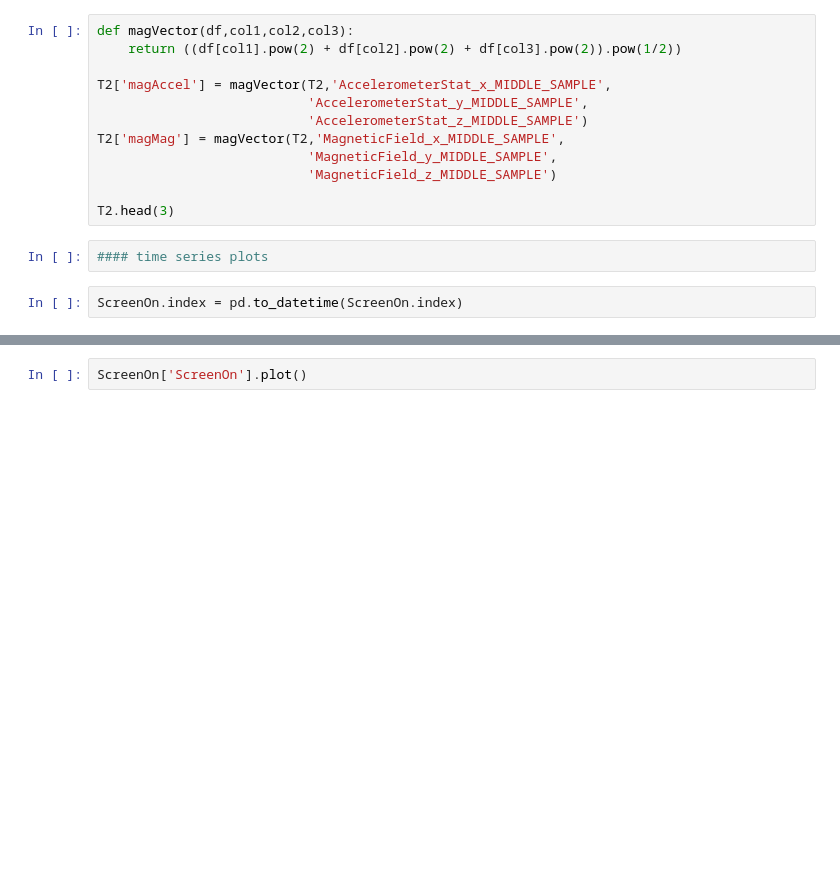
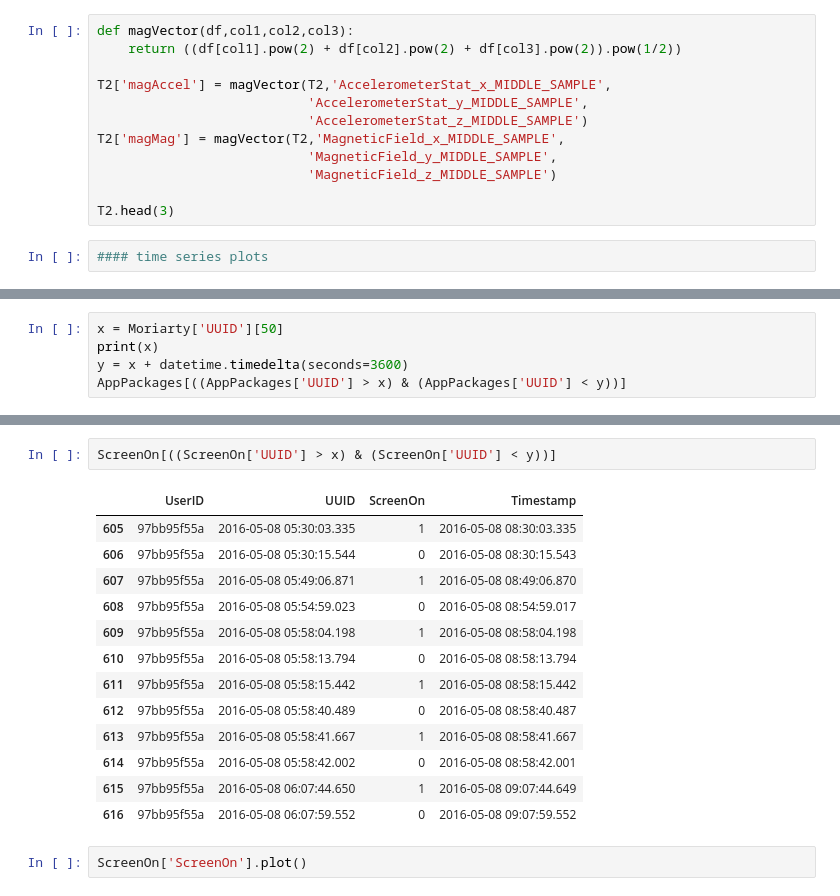
Before and after one commit to kentlingcampbell/project_SherLock, a Jupyter notebook: SherLock.ipynb, the cells around one changed output, grey strips where cells are left out. Drawn from its saved outputs; the diff is of its cells as text; blank space fills up the shorter version.

```diff
--- a/SherLock.ipynb
+++ b/SherLock.ipynb
@@ -311,5 +399,3 @@ T2['magMag'] = magVector(T2,'MagneticField_x_MIDDLE_SAMPLE',
 T2.head(3)
 # %%
 #### time series plots
-# %%
-ScreenOn.index = pd.to_datetime(ScreenOn.index)
@@ -315,0 +430,5 @@ ScreenOn.index = pd.to_datetime(ScreenOn.index)
+# %%
+x = Moriarty['UUID'][50]
+print(x)
+y = x + datetime.timedelta(seconds=3600)
+AppPackages[((AppPackages['UUID'] > x) & (AppPackages['UUID'] < y))]
@@ -316,3 +457,19 @@ ScreenOn.index = pd.to_datetime(ScreenOn.index)
+# %%
+ScreenOn[((ScreenOn['UUID'] > x) & (ScreenOn['UUID'] < y))]
+# %% [output]
+|  | UserID | UUID | ScreenOn | Timestamp |
+| 605 | 97bb95f55a | 2016-05-08 05:30:03.335 | 1 | 2016-05-08 08:30:03.335 |
+| 606 | 97bb95f55a | 2016-05-08 05:30:15.544 | 0 | 2016-05-08 08:30:15.543 |
+| 607 | 97bb95f55a | 2016-05-08 05:49:06.871 | 1 | 2016-05-08 08:49:06.870 |
+| 608 | 97bb95f55a | 2016-05-08 05:54:59.023 | 0 | 2016-05-08 08:54:59.017 |
+| 609 | 97bb95f55a | 2016-05-08 05:58:04.198 | 1 | 2016-05-08 08:58:04.198 |
+| 610 | 97bb95f55a | 2016-05-08 05:58:13.794 | 0 | 2016-05-08 08:58:13.794 |
+| 611 | 97bb95f55a | 2016-05-08 05:58:15.442 | 1 | 2016-05-08 08:58:15.442 |
+| 612 | 97bb95f55a | 2016-05-08 05:58:40.489 | 0 | 2016-05-08 08:58:40.487 |
+| 613 | 97bb95f55a | 2016-05-08 05:58:41.667 | 1 | 2016-05-08 08:58:41.667 |
+| 614 | 97bb95f55a | 2016-05-08 05:58:42.002 | 0 | 2016-05-08 08:58:42.001 |
+| 615 | 97bb95f55a | 2016-05-08 06:07:44.650 | 1 | 2016-05-08 09:07:44.649 |
+| 616 | 97bb95f55a | 2016-05-08 06:07:59.552 | 0 | 2016-05-08 09:07:59.552 |
 # %%
 ScreenOn['ScreenOn'].plot()
 # %%
```
Also changed, not shown: parts of 12 cells of this notebook.
